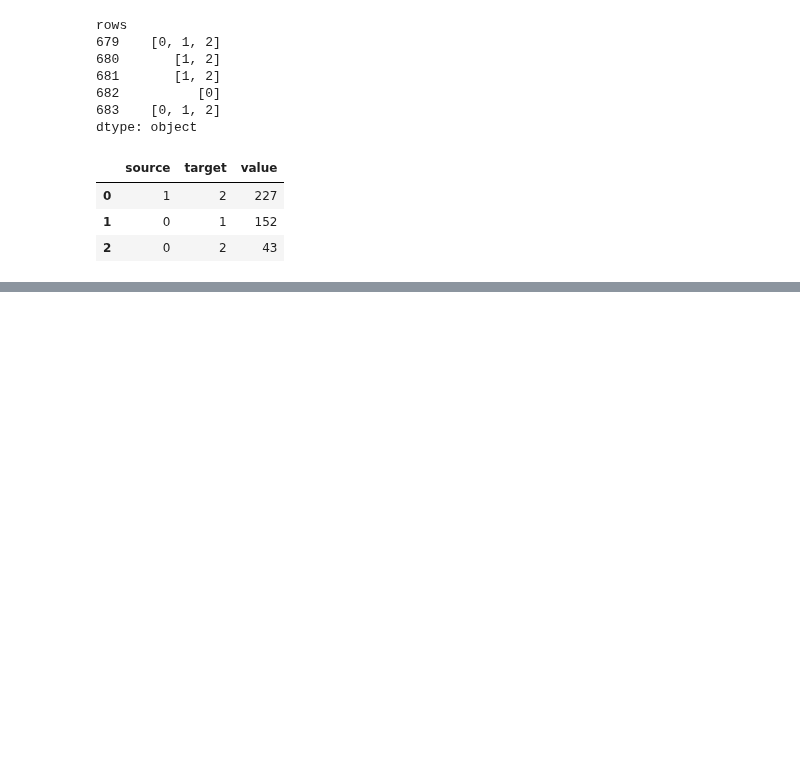
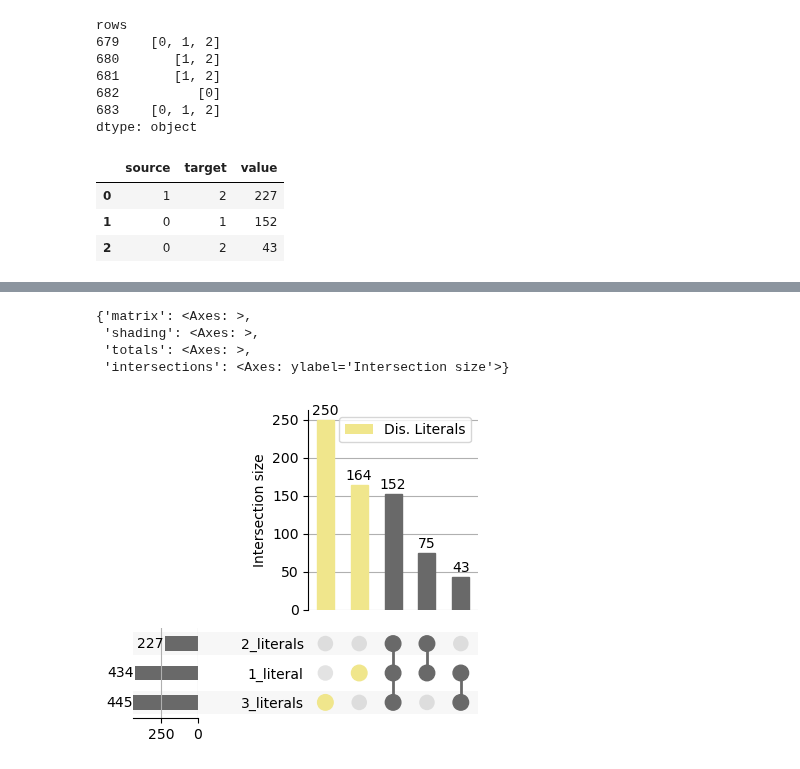
Before and after one commit to kayvinsoo7/HAALSI_work, a Jupyter notebook: mdscan-master/Poisson_scoring.ipynb, the cells around one changed output, grey strips where cells are left out. Cells and saved outputs as stored; diff of their text form; code cells hidden in the pictures; blank space fills up the shorter version.

```diff
--- a/mdscan-master/Poisson_scoring.ipynb
+++ b/mdscan-master/Poisson_scoring.ipynb
@@ -989,3 +987,27 @@ UpSet(from_indicators(pd.isna, data=ang1_up.iloc[:,0:]), show_counts=True, sort_
+# %%
+upset = UpSet(from_indicators(pd.isna, data=ang1_up.iloc[:,0:]), show_counts=True, max_subset_size=2000, sort_by='cardinality', facecolor='dimgrey')
+upset.style_subsets(present=["1_literal"],
+                    absent=['2_literals', '3_literals'],
+                    facecolor="khaki",
+                    # label="1 literals"
+                    )
+upset.style_subsets(present=["2_literals"],
+                    absent=['1_literal', '3_literals'],
+                    facecolor="khaki",
+                    label="Dis. Literals"
+                    )
+upset.style_subsets(present=["3_literals"],
+                    absent=['1_literal', '2_literals'],
+                    facecolor="khaki",
+                    # label="2 literals"
+                    )
+upset.plot()
+# %% [output]
+{'matrix': <Axes: >,
+ 'shading': <Axes: >,
+ 'totals': <Axes: >,
+ 'intersections': <Axes: ylabel='Intersection size'>}
+[figure, added]
 # %%
 # %%time
 # Scan in the positive direction using defined penalties and num iters
```
Also changed, not shown: parts of 10 cells of this notebook, 3 other files.
